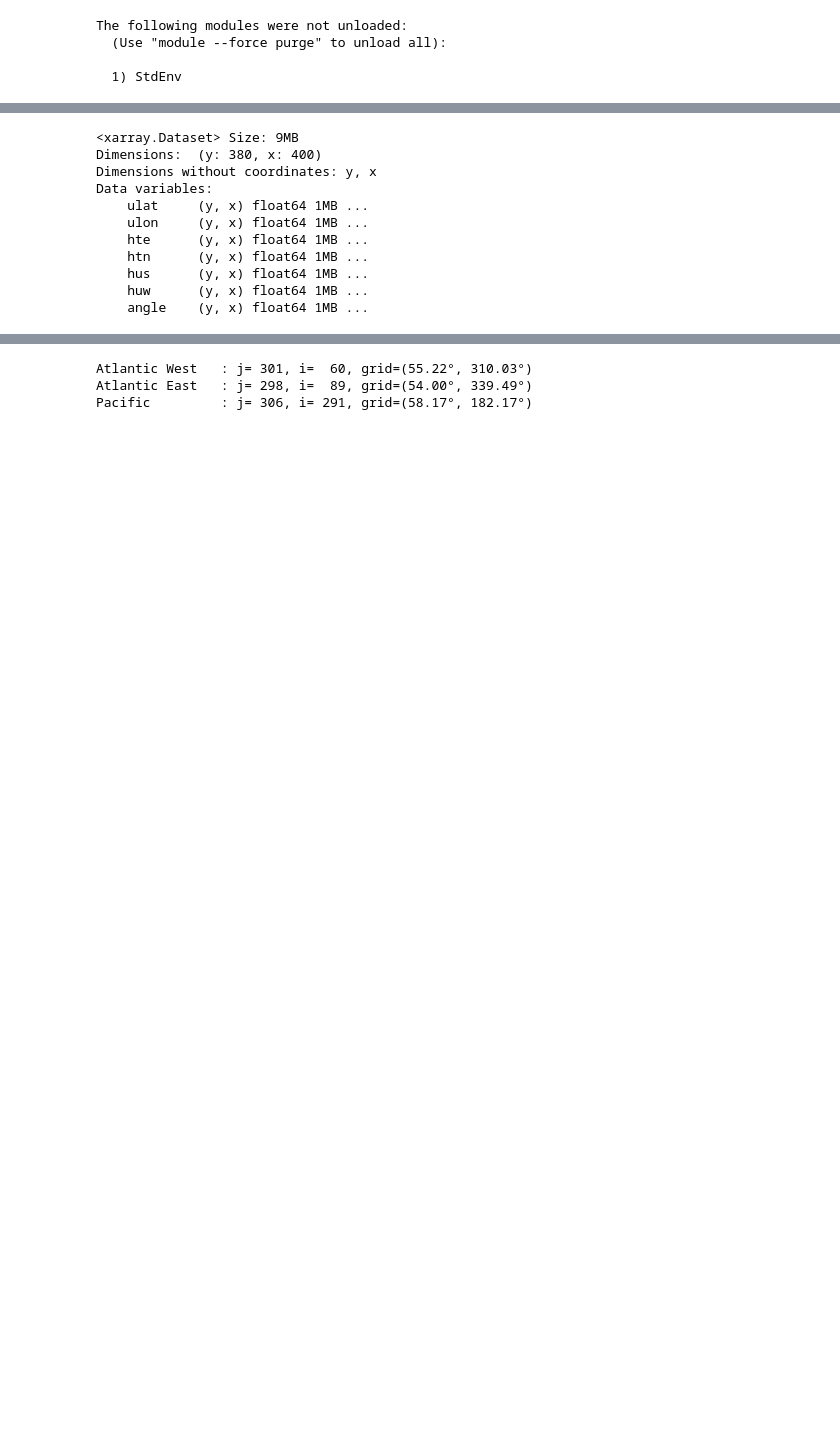
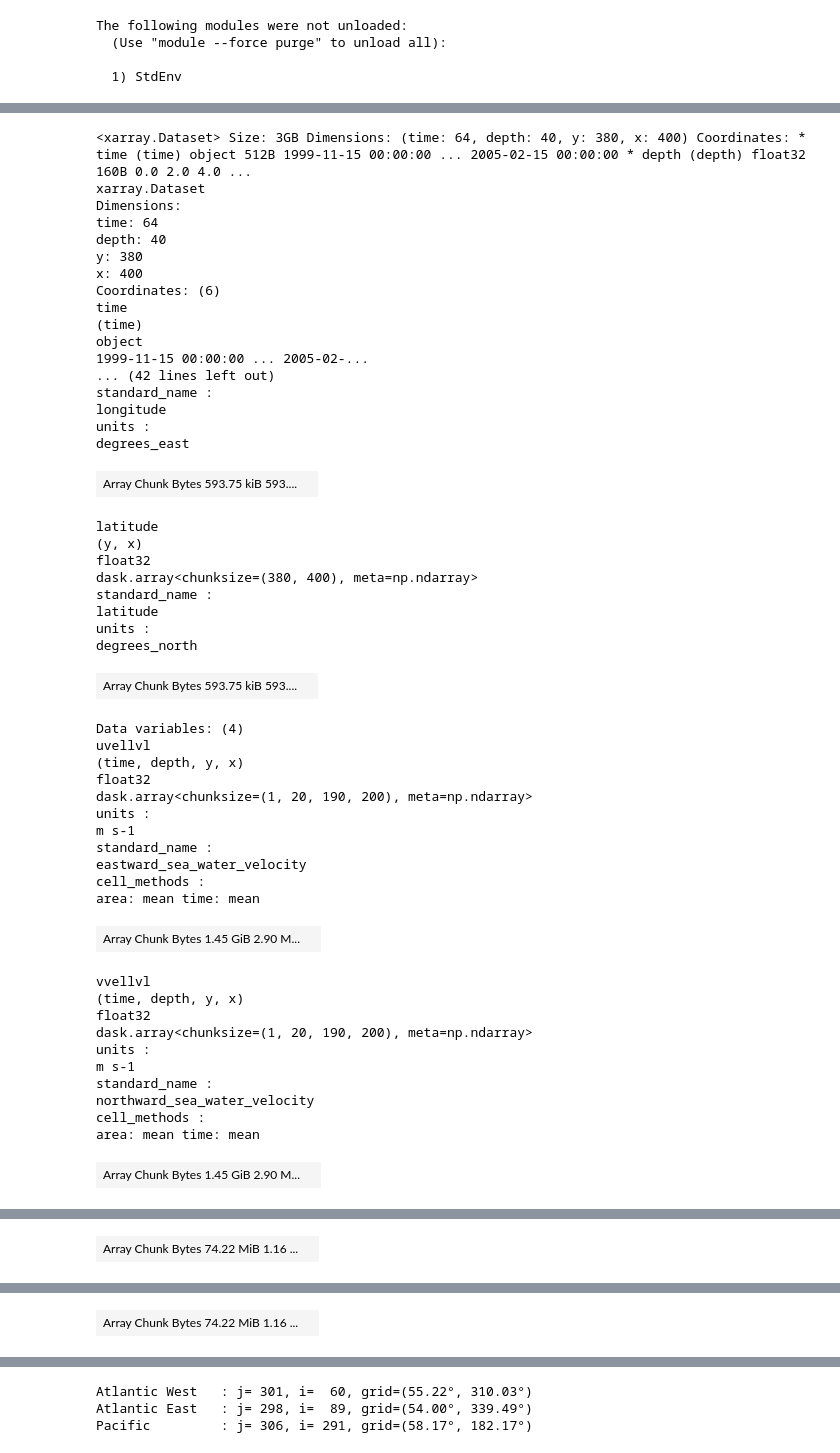
Before and after one commit to lilleannette/Script-tools, a Jupyter notebook: SEACLIM/Make_uvbias_from_refrun.ipynb, the cells around one changed output, grey strips where cells are left out. Cells and saved outputs as stored; diff of their text form; code cells hidden in the pictures; blank space fills up the shorter version.

```diff
--- a/SEACLIM/Make_uvbias_from_refrun.ipynb
+++ b/SEACLIM/Make_uvbias_from_refrun.ipynb
@@ -156,16 +143,55 @@ Data variables: (12/27)
 norcpm_grid = xr.open_dataset("norcpm_clim/NorESM2-MM_ocean_grid.nc")
 ref_grid = xr.open_dataset("ref_clim/cice_grid.nc")
 # %%
-ref_grid
+ds_refrun
 # %% [output]
-<xarray.Dataset> Size: 9MB
-Dimensions:  (y: 380, x: 400)
-Dimensions without coordinates: y, x
-Data variables:
-    ulat     (y, x) float64 1MB ...
-    ulon     (y, x) float64 1MB ...
-    hte      (y, x) float64 1MB ...
-    htn      (y, x) float64 1MB ...
-    hus      (y, x) float64 1MB ...
-    huw      (y, x) float64 1MB ...
-    angle    (y, x) float64 1MB ...
+<xarray.Dataset> Size: 3GB Dimensions: (time: 64, depth: 40, y: 380, x: 400) Coordinates: * time (time) object 512B 1999-11-15 00:00:00 ... 2005-02-15 00:00:00 * depth (depth) float32 160B 0.0 2.0 4.0 ...
+xarray.Dataset
+Dimensions:
+time: 64
+depth: 40
+y: 380
+x: 400
+Coordinates: (6)
+time
+(time)
+object
+1999-11-15 00:00:00 ... 2005-02-...
+... (42 lines left out)
+standard_name :
+longitude
+units :
+degrees_east
+| Array Chunk Bytes 593.75 kiB 593.... |  |
+latitude
+(y, x)
+float32
+dask.array<chunksize=(380, 400), meta=np.ndarray>
+standard_name :
+latitude
+units :
+degrees_north
+| Array Chunk Bytes 593.75 kiB 593.... |  |
+Data variables: (4)
+uvellvl
+(time, depth, y, x)
+float32
+dask.array<chunksize=(1, 20, 190, 200), meta=np.ndarray>
+units :
+m s-1
+standard_name :
+eastward_sea_water_velocity
+cell_methods :
+area: mean time: mean
+| Array Chunk Bytes 1.45 GiB 2.90 M... |  |
+vvellvl
+(time, depth, y, x)
+float32
+dask.array<chunksize=(1, 20, 190, 200), meta=np.ndarray>
+units :
+m s-1
+standard_name :
+northward_sea_water_velocity
+cell_methods :
+area: mean time: mean
+| Array Chunk Bytes 1.45 GiB 2.90 M... |  |
@@ -171,0 +208 @@ Data variables:
+| Array Chunk Bytes 74.22 MiB 1.16 ... |  |
@@ -171,0 +219 @@ Data variables:
+| Array Chunk Bytes 74.22 MiB 1.16 ... |  |
```
Also changed, not shown: parts of 8 cells of this notebook, 2 other files.
